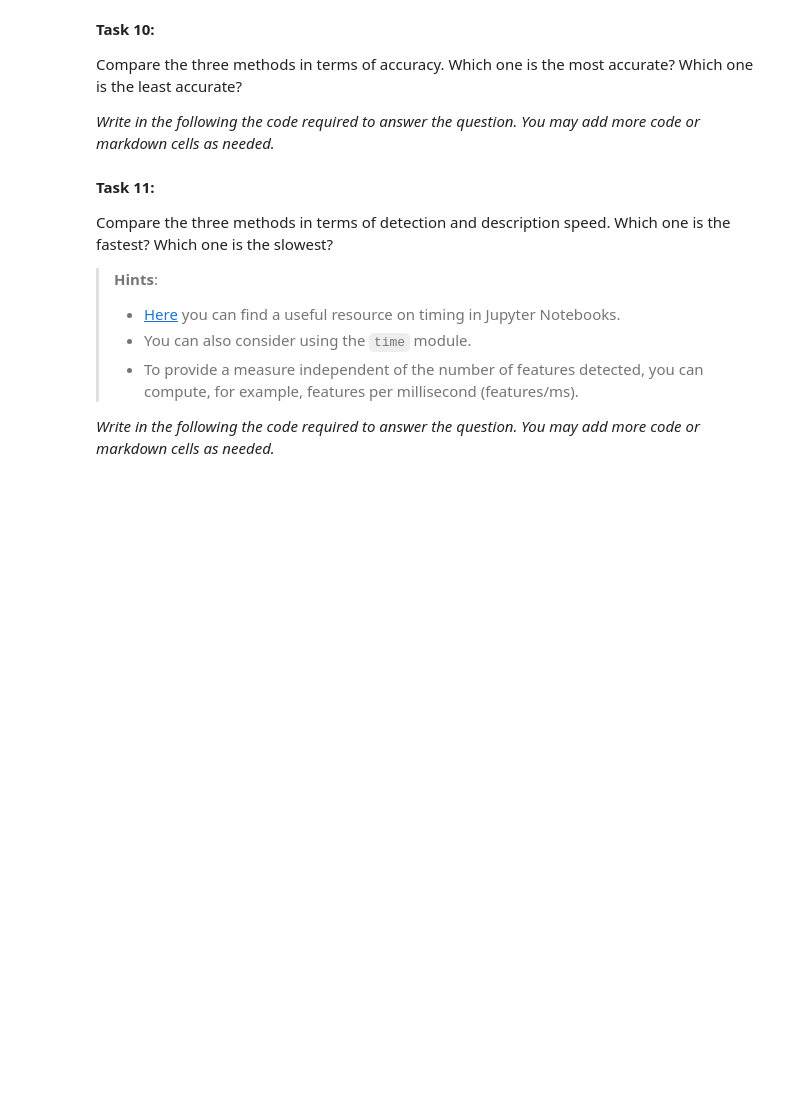
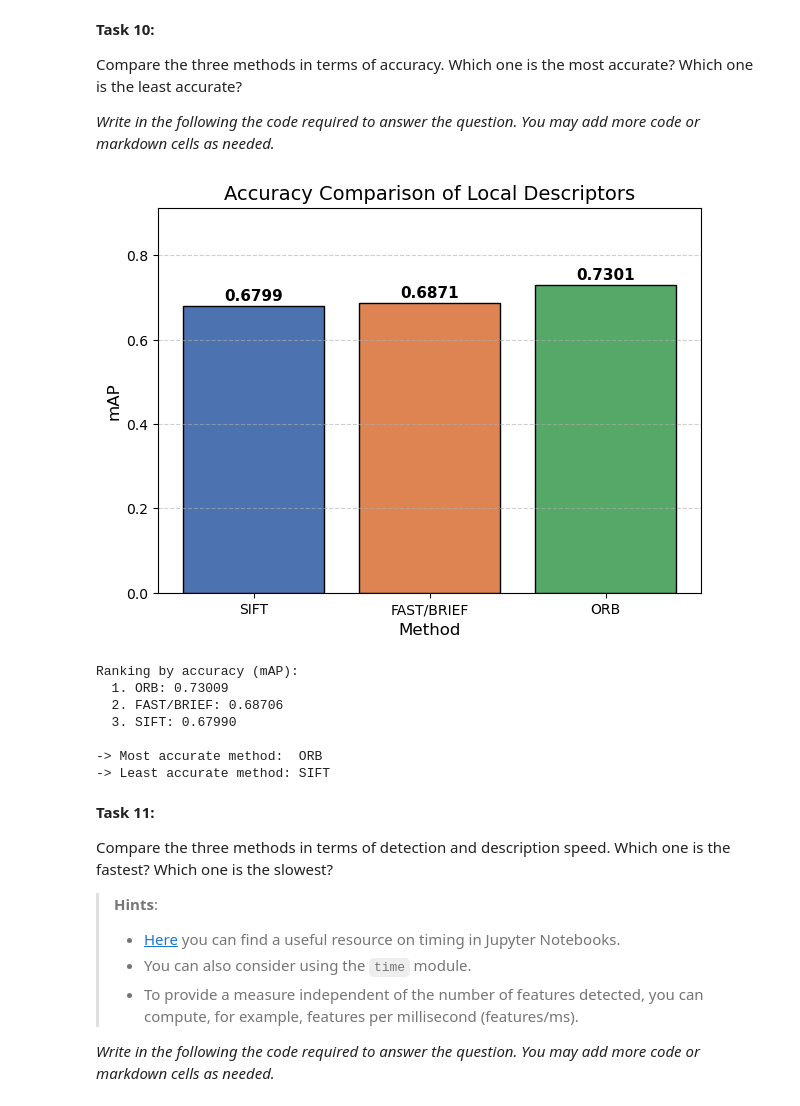
Before and after one commit to EinarLop/UIB_IDX_CBIR, a Jupyter notebook: 11762_Image_Description.ipynb, the cells around one changed output. Saved outputs shown, nothing was run; the diff lists cells and outputs as text; code cells hidden in the pictures; blank space fills up the shorter version.

```diff
--- a/11762_Image_Description.ipynb
+++ b/11762_Image_Description.ipynb
@@ -641,6 +607,46 @@ KeyboardInterrupt:
 Compare the three methods in terms of accuracy. Which one is the most accurate? Which one is the least accurate?
 
 *Write in the following the code required to answer the question. You may add more code or markdown cells as needed.*
+# %%
+import matplotlib.pyplot as plt
+
+methods = ['SIFT', 'FAST/BRIEF', 'ORB']
+mAP_scores = [best_mAP_SIFT, best_mAP_FASTBRIEF, best_mAP_ORB]
+bar_colors = ['#4C72B0', '#DD8452', '#55A868']
+
+plt.figure(figsize=(7, 5))
+bars = plt.bar(methods, mAP_scores, color=bar_colors, edgecolor='black')
+
+# Annotate each bar with its exact mAP value
+for bar in bars:
+    yval = bar.get_height()
+    plt.text(bar.get_x() + bar.get_width() / 2, yval + 0.005,
+             f'{yval:.4f}', ha='center', va='bottom', fontsize=11, fontweight='bold')
+
+plt.ylim(0, max(mAP_scores) * 1.25) # Add headroom for labels
+plt.xlabel('Method', fontsize=12)
+plt.ylabel('mAP', fontsize=12)
+plt.title('Accuracy Comparison of Local Descriptors', fontsize=14)
+plt.grid(axis='y', linestyle='--', alpha=0.6)
+plt.show()
+
+# Print a ranked summary
+ranked = sorted(zip(methods, mAP_scores), key=lambda x: x[1], reverse=True)
+print("Ranking by accuracy (mAP):")
+for rank, (method, score) in enumerate(ranked, 1):
+    print(f"  {rank}. {method}: {score:.5f}")
+
+print(f"\n-> Most accurate method:  {ranked[0][0]}")
+print(f"-> Least accurate method: {ranked[-1][0]}")
+# %% [output]
+[figure, added]
+Ranking by accuracy (mAP):
+  1. ORB: 0.73009
+  2. FAST/BRIEF: 0.68706
+  3. SIFT: 0.67990
+
+-> Most accurate method:  ORB
+-> Least accurate method: SIFT
 # %% [markdown]
 **Task 11:**
 
```
Also changed, not shown: parts of 26 cells of this notebook.
